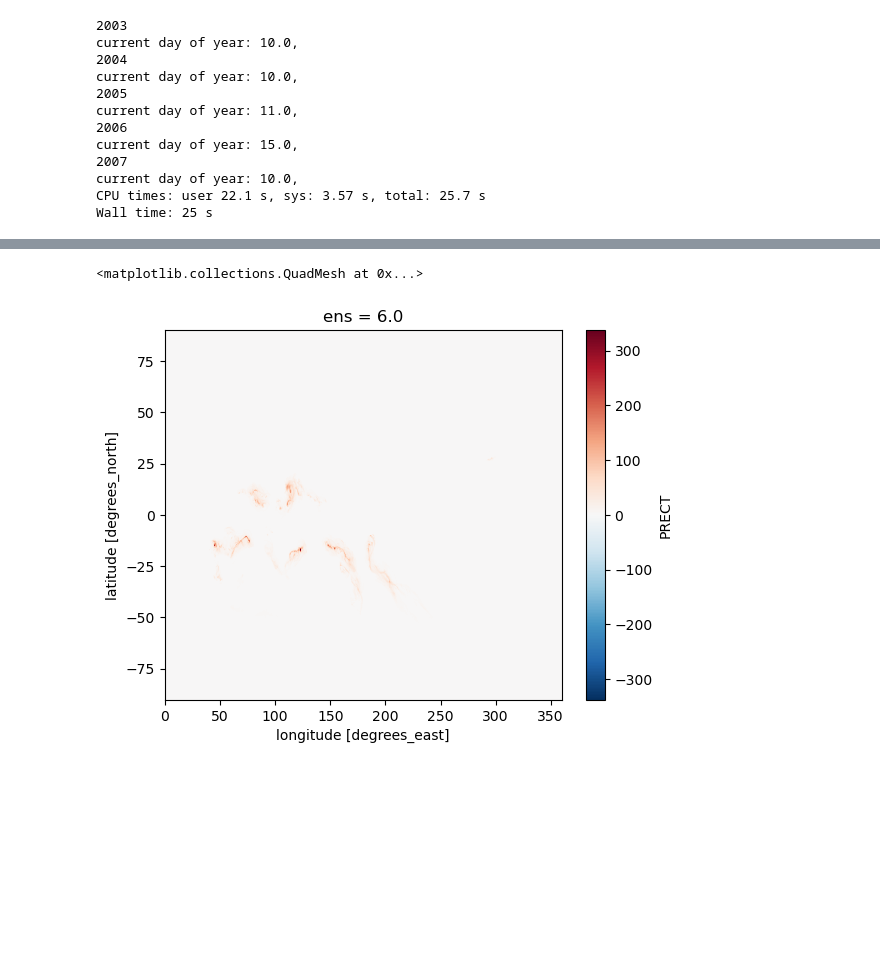
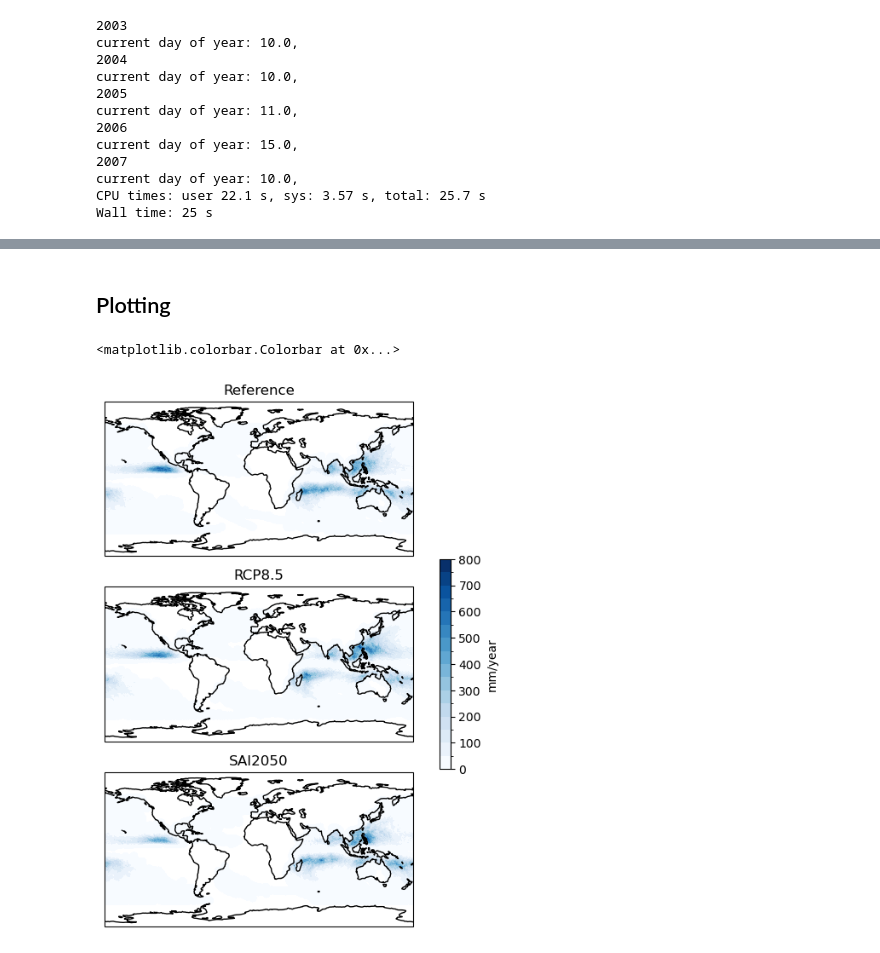
Before and after one commit to JdeJong96/TCs-under-SAI, a Jupyter notebook: tracker/additional/precipitation_sum_v2/main.ipynb, the cells around one changed output, grey strips where cells are left out. Drawn from its saved outputs; the diff is of its cells as text; code cells hidden in the pictures; blank space fills up the shorter version.

Commit message:
add (TC) precipitation data

```diff
--- a/tracker/additional/precipitation_sum_v2/main.ipynb
+++ b/tracker/additional/precipitation_sum_v2/main.ipynb
@@ -10,11 +12,11 @@ import src.analysis.tracks as tracks
 
 %matplotlib inline
 # %%
-exps = {'ref':'Reference', 'rcp':'RCP8.5', 'sai':'SAI2050'}
+exps = {'ref':'Reference', 'cnt':'RCP8.5', 'sai':'SAI2050'}
 experiment = 'ref'
 run_ensemble = 6
 Exp = exps[experiment]
-stream, stream_prec = ('h1','h2') if (experiment in ('ref','rcp')) and (run_ensemble <= 5) else ('h5','h3')
+stream, stream_prec = ('h1','h2') if (experiment in ('ref','cnt')) and (run_ensemble <= 5) else ('h5','h3')
 savefile = f'PRECT_sum.{experiment}.{run_ensemble}.nc'
 print(f'{Exp=}, {stream=}, {stream_prec=}, {savefile=}')
 # %% [output]
@@ -211,5 +364,20 @@ ds = xr.open_dataset(savefile)
+# %% [markdown]
+## Plotting
+# %%
+ds_tc = xr.open_dataset('PRECT_sum_TC.nc')
+ds_cam = xr.open_dataset('PRECT_sum.nc')
 # %%
-ds.PRECT.mean('year').plot()
+# Annual TC precipitation
+
+fig = plt.figure(figsize=(8,8))
+for e,exp in enumerate(exps):
+    ax = fig.add_subplot(3,1,e+1,projection=ccrs.PlateCarree())
+    C = ds_tc.PRECT.sel(exp=exp)
+    cs = C.where(C>0,np.nan).plot(ax=ax, transform=ccrs.PlateCarree(), levels=range(0,801,50), cmap='Blues', add_colorbar=False)
+    ax.coastlines()
+    #ax.stock_img()
+    ax.set_title(exps[exp])
+fig.colorbar(cs, ax=fig.axes, shrink=0.4, label='mm/year')
 # %% [output]
-<matplotlib.collections.QuadMesh at 0x...>
+<matplotlib.colorbar.Colorbar at 0x...>
-[figure, old version]
+[figure, new version]
```
Also changed, not shown: parts of 29 cells of this notebook, 26 other files.
